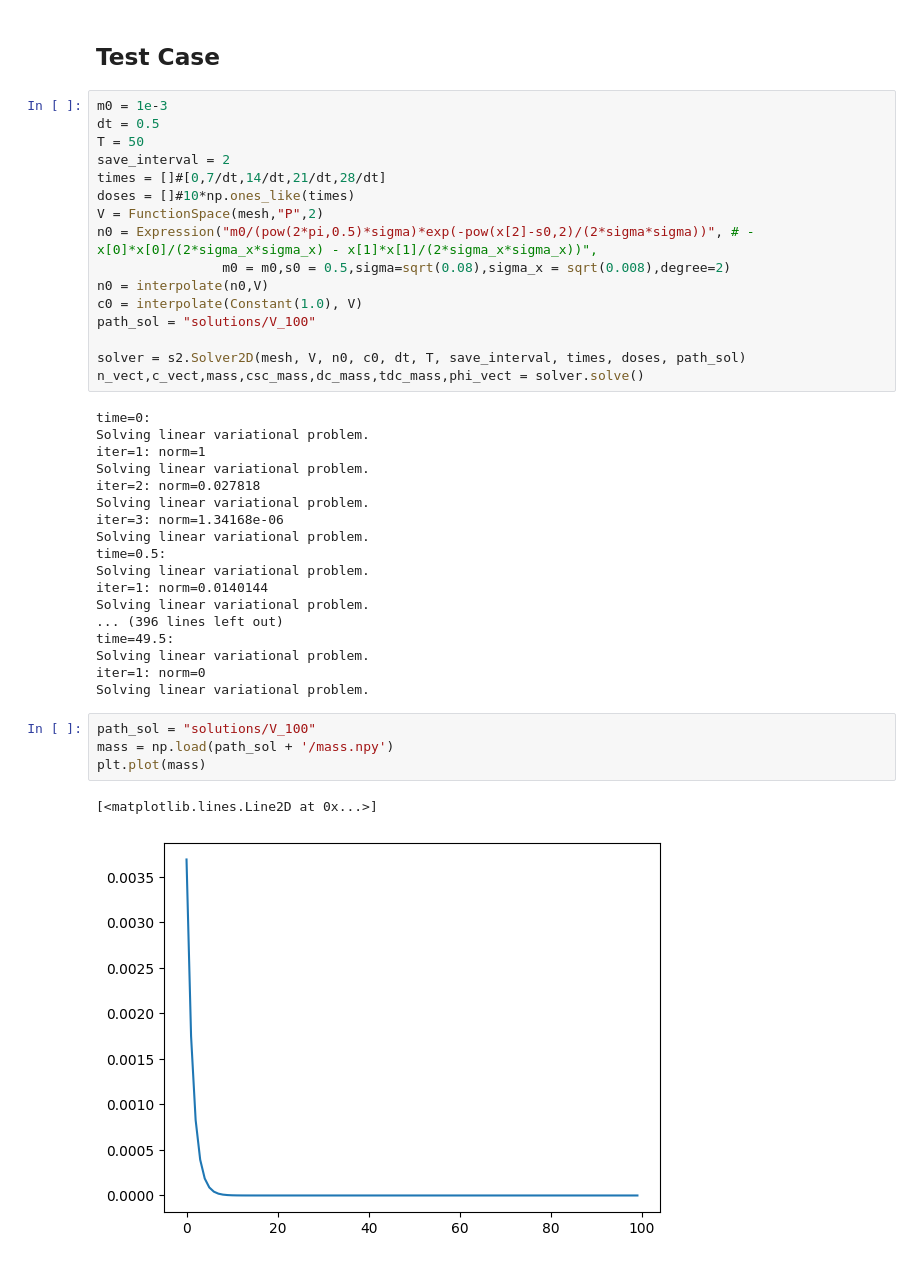
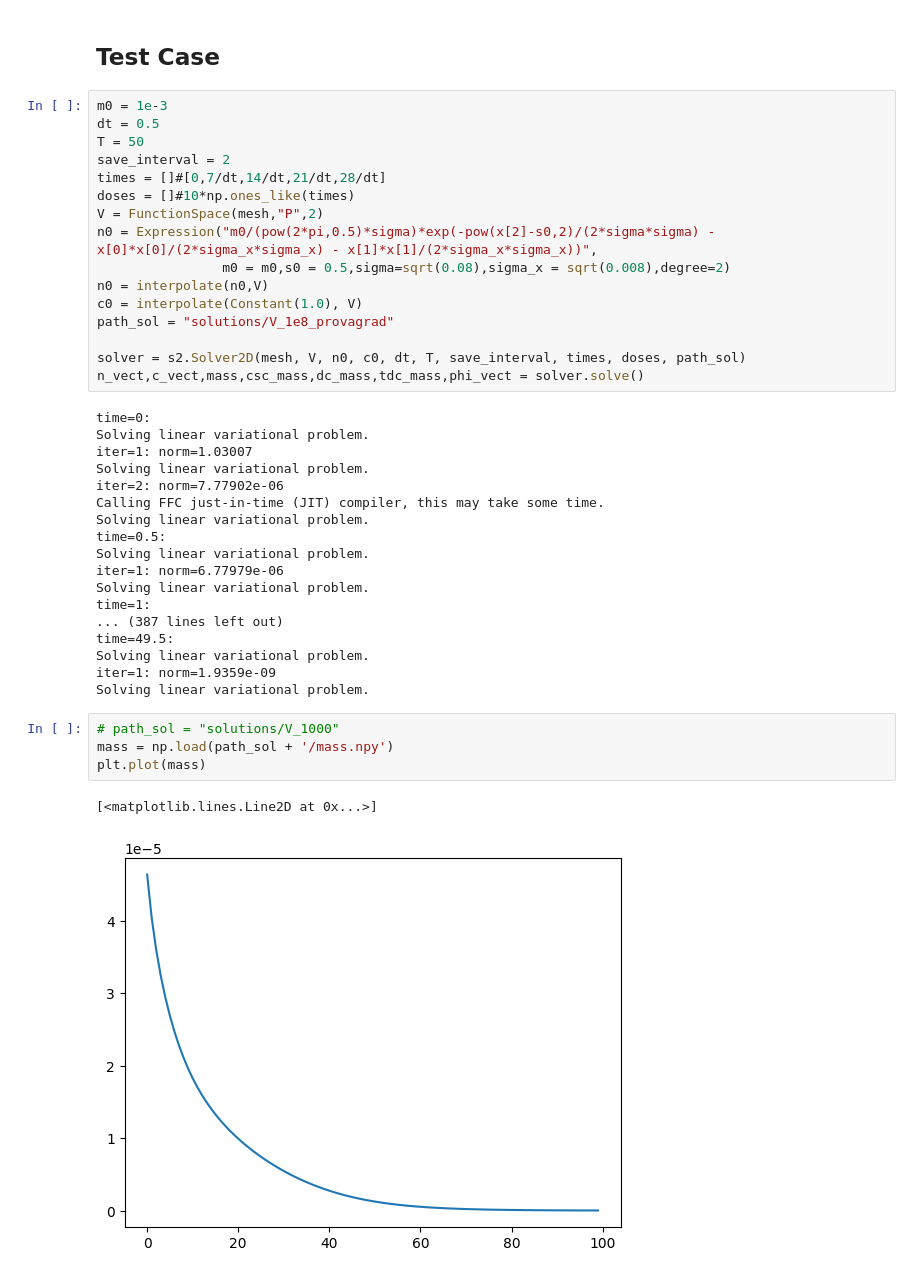
Before and after one commit to saragazzoni/Master_Thesis, a Jupyter notebook: Model2D/main.ipynb, the cells around one changed output. Drawn from its saved outputs; the diff is of its cells as text.

```diff
--- a/Model2D/main.ipynb
+++ b/Model2D/main.ipynb
@@ -23,39 +23,39 @@ save_interval = 2
 times = []#[0,7/dt,14/dt,21/dt,28/dt]
 doses = []#10*np.ones_like(times)
 V = FunctionSpace(mesh,"P",2)
-n0 = Expression("m0/(pow(2*pi,0.5)*sigma)*exp(-pow(x[2]-s0,2)/(2*sigma*sigma))", # - x[0]*x[0]/(2*sigma_x*sigma_x) - x[1]*x[1]/(2*sigma_x*sigma_x))",
+n0 = Expression("m0/(pow(2*pi,0.5)*sigma)*exp(-pow(x[2]-s0,2)/(2*sigma*sigma) - x[0]*x[0]/(2*sigma_x*sigma_x) - x[1]*x[1]/(2*sigma_x*sigma_x))",
                 m0 = m0,s0 = 0.5,sigma=sqrt(0.08),sigma_x = sqrt(0.008),degree=2)
 n0 = interpolate(n0,V)
 c0 = interpolate(Constant(1.0), V)
-path_sol = "solutions/V_100"
+path_sol = "solutions/V_1e8_provagrad"
 
 solver = s2.Solver2D(mesh, V, n0, c0, dt, T, save_interval, times, doses, path_sol)
 n_vect,c_vect,mass,csc_mass,dc_mass,tdc_mass,phi_vect = solver.solve()
 # %% [output]
 time=0:
 Solving linear variational problem.
-iter=1: norm=1
+iter=1: norm=1.03007
 Solving linear variational problem.
-iter=2: norm=0.027818
-Solving linear variational problem.
-iter=3: norm=1.34168e-06
+iter=2: norm=7.77902e-06
+Calling FFC just-in-time (JIT) compiler, this may take some time.
 Solving linear variational problem.
 time=0.5:
 Solving linear variational problem.
-iter=1: norm=0.0140144
+iter=1: norm=6.77979e-06
 Solving linear variational problem.
-... (396 lines left out)
+time=1:
+... (387 lines left out)
 time=49.5:
 Solving linear variational problem.
-iter=1: norm=0
+iter=1: norm=1.9359e-09
 Solving linear variational problem.
 # %%
-path_sol = "solutions/V_100"
+# path_sol = "solutions/V_1000"
 mass = np.load(path_sol + '/mass.npy')
 plt.plot(mass)
 # %% [output]
 [<matplotlib.lines.Line2D at 0x...>]
-[figure, old version]
+[figure, new version]
 # %%
 # oxygen level test case 1
 c = Function(V)
```
Also changed, not shown: parts of 2 cells of this notebook, 57 other files.
